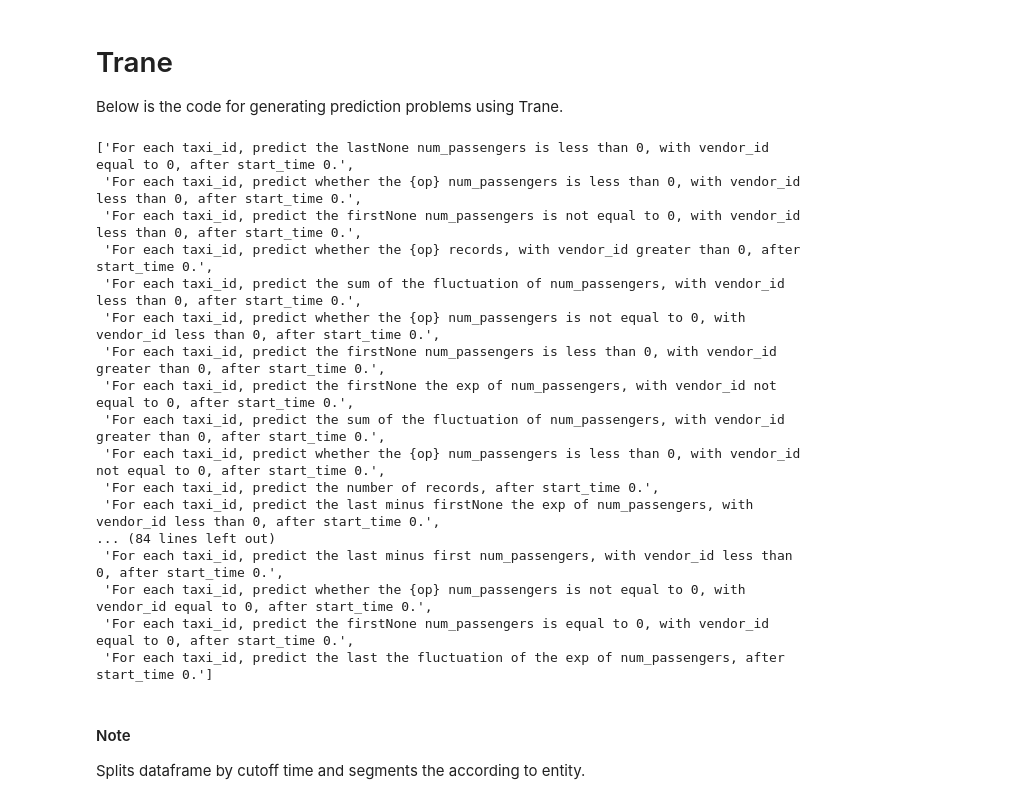
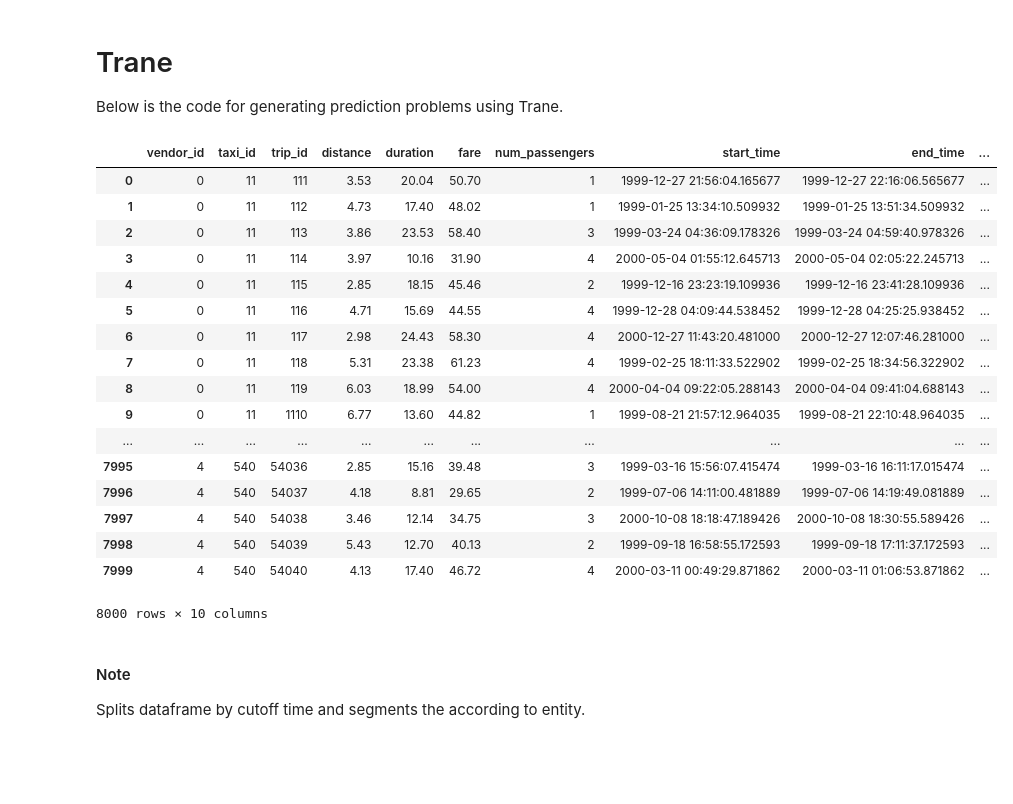
Before and after one commit to karmake2/Trane-Demos, a Jupyter notebook: Taxi Data Walkthrough.ipynb, the cells around one changed output. Drawn from its saved outputs; the diff is of its cells as text; code cells hidden in the pictures; blank space fills up the shorter version.

```diff
--- a/Taxi Data Walkthrough.ipynb
+++ b/Taxi Data Walkthrough.ipynb
@@ -65,26 +65,27 @@ probs, nl_descrips = generate_probs_and_nl(entity_id_column, label_generating_co
                      time_column, table_meta, filter_column)
 prediction_problems_json = trane.prediction_problems_to_json_file(
     probs, table_meta, entity_id_column, label_generating_column, time_column, "prediction_problems.json")
-# %%
-nl_descrips
-# %% [output]
-['For each taxi_id, predict the lastNone num_passengers is less than 0, with vendor_id equal to 0, after start_time 0.',
- 'For each taxi_id, predict whether the {op} num_passengers is less than 0, with vendor_id less than 0, after start_time 0.',
- 'For each taxi_id, predict the firstNone num_passengers is not equal to 0, with vendor_id less than 0, after start_time 0.',
- 'For each taxi_id, predict whether the {op} records, with vendor_id greater than 0, after start_time 0.',
- 'For each taxi_id, predict the sum of the fluctuation of num_passengers, with vendor_id less than 0, after start_time 0.',
- 'For each taxi_id, predict whether the {op} num_passengers is not equal to 0, with vendor_id less than 0, after start_time 0.',
- 'For each taxi_id, predict the firstNone num_passengers is less than 0, with vendor_id greater than 0, after start_time 0.',
- 'For each taxi_id, predict the firstNone the exp of num_passengers, with vendor_id not equal to 0, after start_time 0.',
- 'For each taxi_id, predict the sum of the fluctuation of num_passengers, with vendor_id greater than 0, after start_time 0.',
- 'For each taxi_id, predict whether the {op} num_passengers is less than 0, with vendor_id not equal to 0, after start_time 0.',
- 'For each taxi_id, predict the number of records, after start_time 0.',
- 'For each taxi_id, predict the last minus firstNone the exp of num_passengers, with vendor_id less than 0, after start_time 0.',
-... (84 lines left out)
- 'For each taxi_id, predict the last minus first num_passengers, with vendor_id less than 0, after start_time 0.',
- 'For each taxi_id, predict whether the {op} num_passengers is not equal to 0, with vendor_id equal to 0, after start_time 0.',
- 'For each taxi_id, predict the firstNone num_passengers is equal to 0, with vendor_id equal to 0, after start_time 0.',
- 'For each taxi_id, predict the last the fluctuation of the exp of num_passengers, after start_time 0.']
+# %%
+taxi_data_df
+# %% [output]
+|  | vendor_id | taxi_id | trip_id | distance | duration | fare | num_passengers | start_time | end_time | ... |
+| 0 | 0 | 11 | 111 | 3.53 | 20.04 | 50.70 | 1 | 1999-12-27 21:56:04.165677 | 1999-12-27 22:16:06.565677 | ... |
+| 1 | 0 | 11 | 112 | 4.73 | 17.40 | 48.02 | 1 | 1999-01-25 13:34:10.509932 | 1999-01-25 13:51:34.509932 | ... |
+| 2 | 0 | 11 | 113 | 3.86 | 23.53 | 58.40 | 3 | 1999-03-24 04:36:09.178326 | 1999-03-24 04:59:40.978326 | ... |
+| 3 | 0 | 11 | 114 | 3.97 | 10.16 | 31.90 | 4 | 2000-05-04 01:55:12.645713 | 2000-05-04 02:05:22.245713 | ... |
+| 4 | 0 | 11 | 115 | 2.85 | 18.15 | 45.46 | 2 | 1999-12-16 23:23:19.109936 | 1999-12-16 23:41:28.109936 | ... |
+| 5 | 0 | 11 | 116 | 4.71 | 15.69 | 44.55 | 4 | 1999-12-28 04:09:44.538452 | 1999-12-28 04:25:25.938452 | ... |
+| 6 | 0 | 11 | 117 | 2.98 | 24.43 | 58.30 | 4 | 2000-12-27 11:43:20.481000 | 2000-12-27 12:07:46.281000 | ... |
+| 7 | 0 | 11 | 118 | 5.31 | 23.38 | 61.23 | 4 | 1999-02-25 18:11:33.522902 | 1999-02-25 18:34:56.322902 | ... |
+| 8 | 0 | 11 | 119 | 6.03 | 18.99 | 54.00 | 4 | 2000-04-04 09:22:05.288143 | 2000-04-04 09:41:04.688143 | ... |
+| 9 | 0 | 11 | 1110 | 6.77 | 13.60 | 44.82 | 1 | 1999-08-21 21:57:12.964035 | 1999-08-21 22:10:48.964035 | ... |
+| ... | ... | ... | ... | ... | ... | ... | ... | ... | ... | ... |
+| 7995 | 4 | 540 | 54036 | 2.85 | 15.16 | 39.48 | 3 | 1999-03-16 15:56:07.415474 | 1999-03-16 16:11:17.015474 | ... |
+| 7996 | 4 | 540 | 54037 | 4.18 | 8.81 | 29.65 | 2 | 1999-07-06 14:11:00.481889 | 1999-07-06 14:19:49.081889 | ... |
+| 7997 | 4 | 540 | 54038 | 3.46 | 12.14 | 34.75 | 3 | 2000-10-08 18:18:47.189426 | 2000-10-08 18:30:55.589426 | ... |
+| 7998 | 4 | 540 | 54039 | 5.43 | 12.70 | 40.13 | 2 | 1999-09-18 16:58:55.172593 | 1999-09-18 17:11:37.172593 | ... |
+| 7999 | 4 | 540 | 54040 | 4.13 | 17.40 | 46.72 | 4 | 2000-03-11 00:49:29.871862 | 2000-03-11 01:06:53.871862 | ... |
+8000 rows × 10 columns
 # %% [markdown]
 #### Note
 Splits dataframe by cutoff time and segments the according to entity.
```
Also changed, not shown: parts of 4 cells of this notebook, 3 other files.
